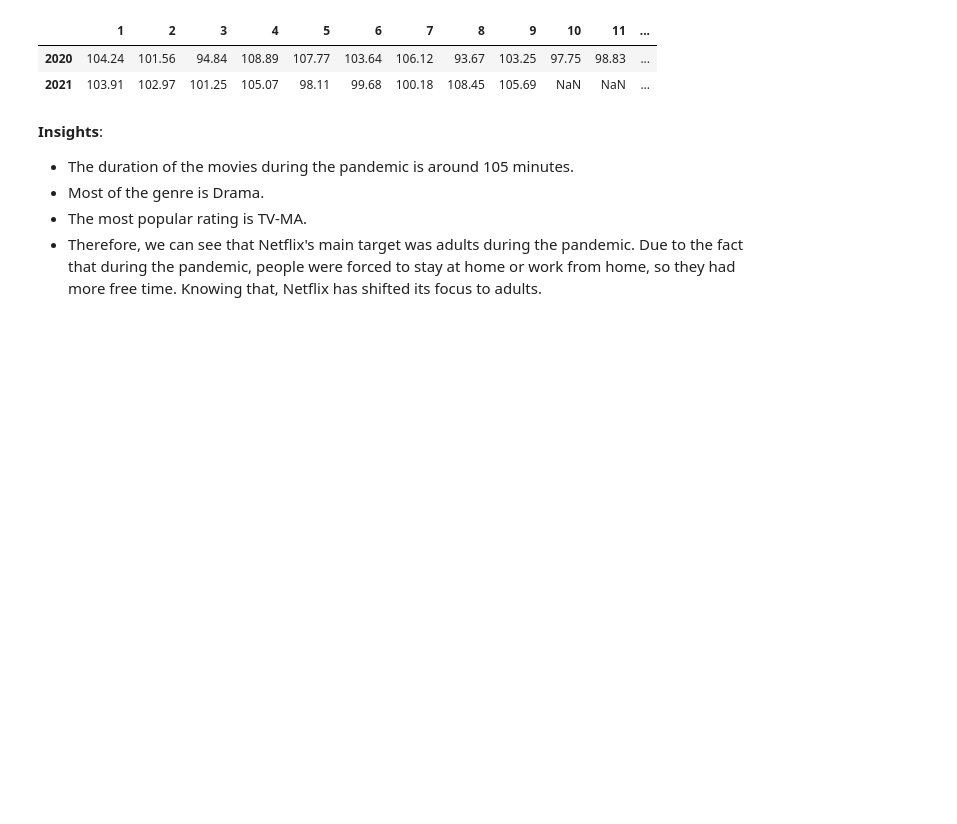
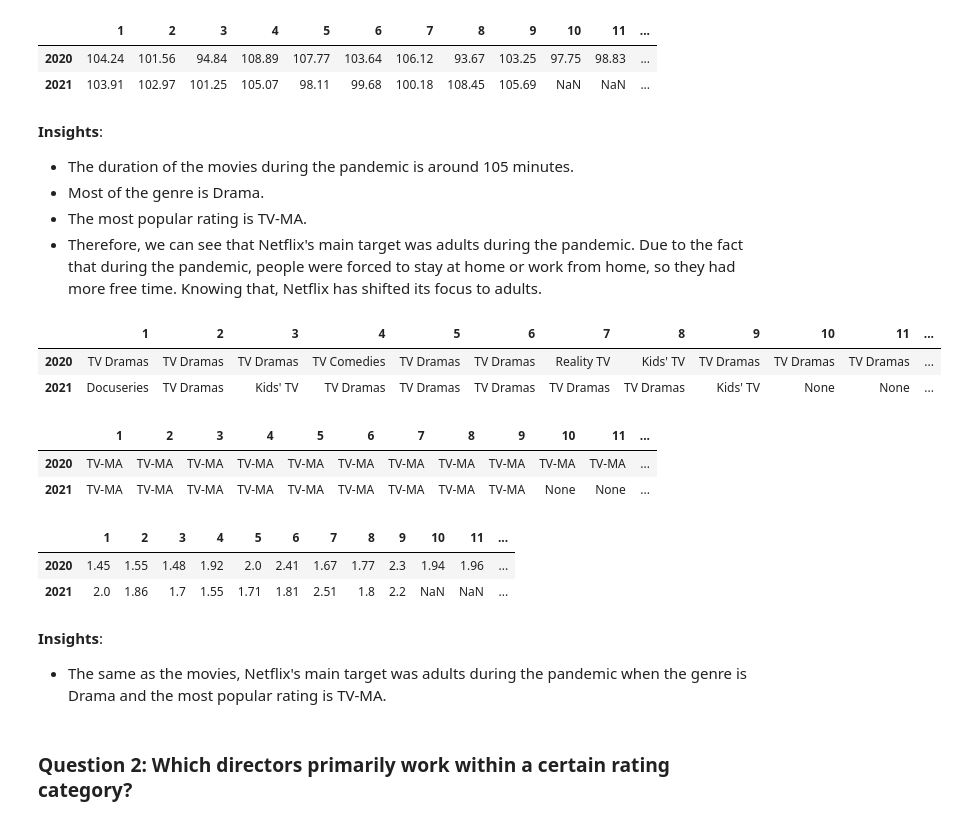
Before and after one commit to quocthanh18/LTKHDL, a Jupyter notebook: notebooks/3.0-EDA.ipynb, the cells around one changed output. Saved outputs shown, nothing was run; the diff lists cells and outputs as text; code cells hidden in the pictures; blank space fills up the shorter version.

```diff
--- a/notebooks/3.0-EDA.ipynb
+++ b/notebooks/3.0-EDA.ipynb
@@ -216,3 +223,29 @@ movies_duration
 - Most of the genre is Drama.
 - The most popular rating is TV-MA.
 - Therefore, we can see that Netflix's main target was adults during the pandemic. Due to the fact that during the pandemic, people were forced to stay at home or work from home, so they had more free time. Knowing that, Netflix has shifted its focus to adults.
+# %%
+tv_series_genre = genre_during_pandemic(tv_series)
+tv_series_genre
+# %% [output]
+|  | 1 | 2 | 3 | 4 | 5 | 6 | 7 | 8 | 9 | 10 | 11 | ... |
+| 2020 | TV Dramas | TV Dramas | TV Dramas | TV Comedies | TV Dramas | TV Dramas | Reality TV | Kids' TV | TV Dramas | TV Dramas | TV Dramas | ... |
+| 2021 | Docuseries | TV Dramas | Kids' TV | TV Dramas | TV Dramas | TV Dramas | TV Dramas | TV Dramas | Kids' TV | None | None | ... |
+# %%
+tv_series_rating = ratings_during_pandemic(tv_series)
+tv_series_rating
+# %% [output]
+|  | 1 | 2 | 3 | 4 | 5 | 6 | 7 | 8 | 9 | 10 | 11 | ... |
+| 2020 | TV-MA | TV-MA | TV-MA | TV-MA | TV-MA | TV-MA | TV-MA | TV-MA | TV-MA | TV-MA | TV-MA | ... |
+| 2021 | TV-MA | TV-MA | TV-MA | TV-MA | TV-MA | TV-MA | TV-MA | TV-MA | TV-MA | None | None | ... |
+# %%
+tv_series_duration = duration_during_pandemic_for_tvshows(tv_series)
+tv_series_duration
+# %% [output]
+|  | 1 | 2 | 3 | 4 | 5 | 6 | 7 | 8 | 9 | 10 | 11 | ... |
+| 2020 | 1.45 | 1.55 | 1.48 | 1.92 | 2.0 | 2.41 | 1.67 | 1.77 | 2.3 | 1.94 | 1.96 | ... |
+| 2021 | 2.0 | 1.86 | 1.7 | 1.55 | 1.71 | 1.81 | 2.51 | 1.8 | 2.2 | NaN | NaN | ... |
+# %% [markdown]
+**Insights**:
+- The same as the movies, Netflix's main target was adults during the pandemic when the genre is Drama and the most popular rating is TV-MA.
+# %% [markdown]
+### Question 2: Which directors primarily work within a certain rating category?
```
Also changed, not shown: parts of 9 cells of this notebook, 2 other files.
